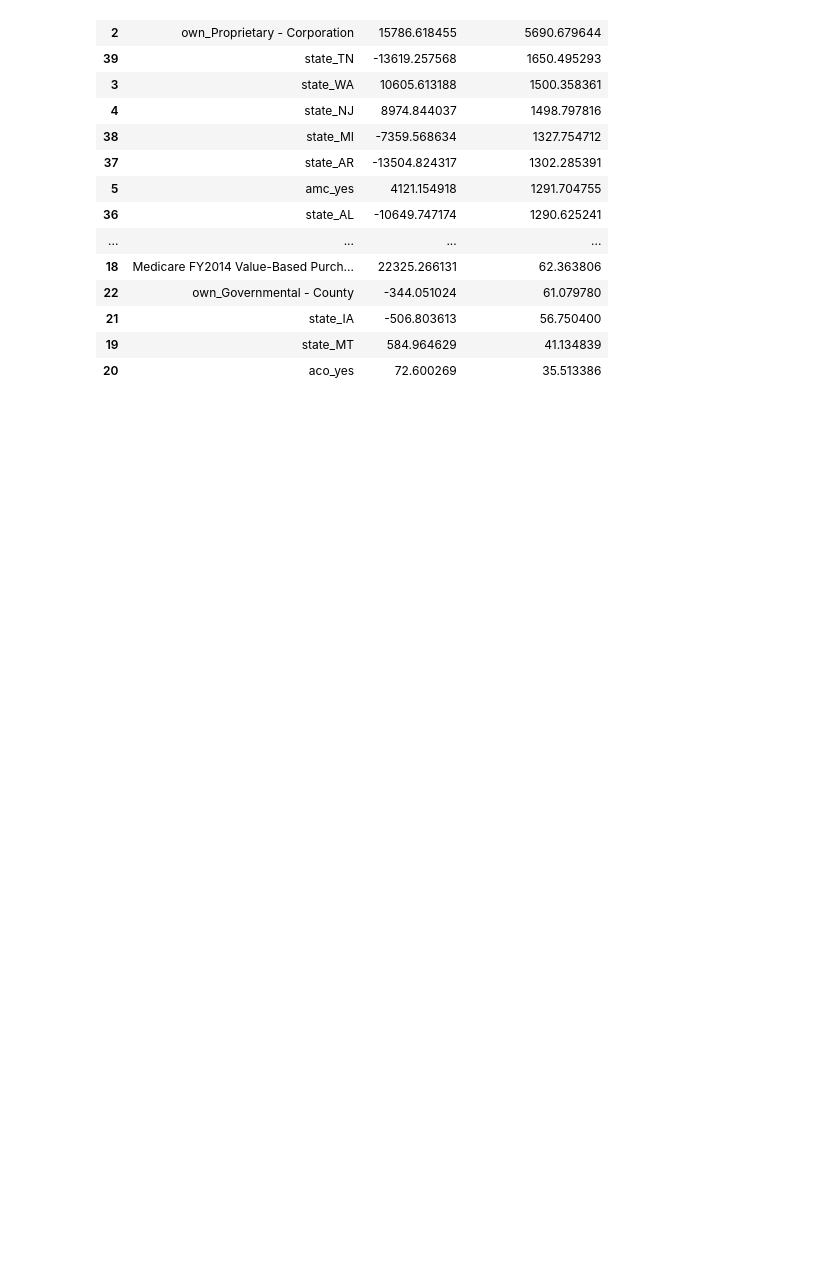
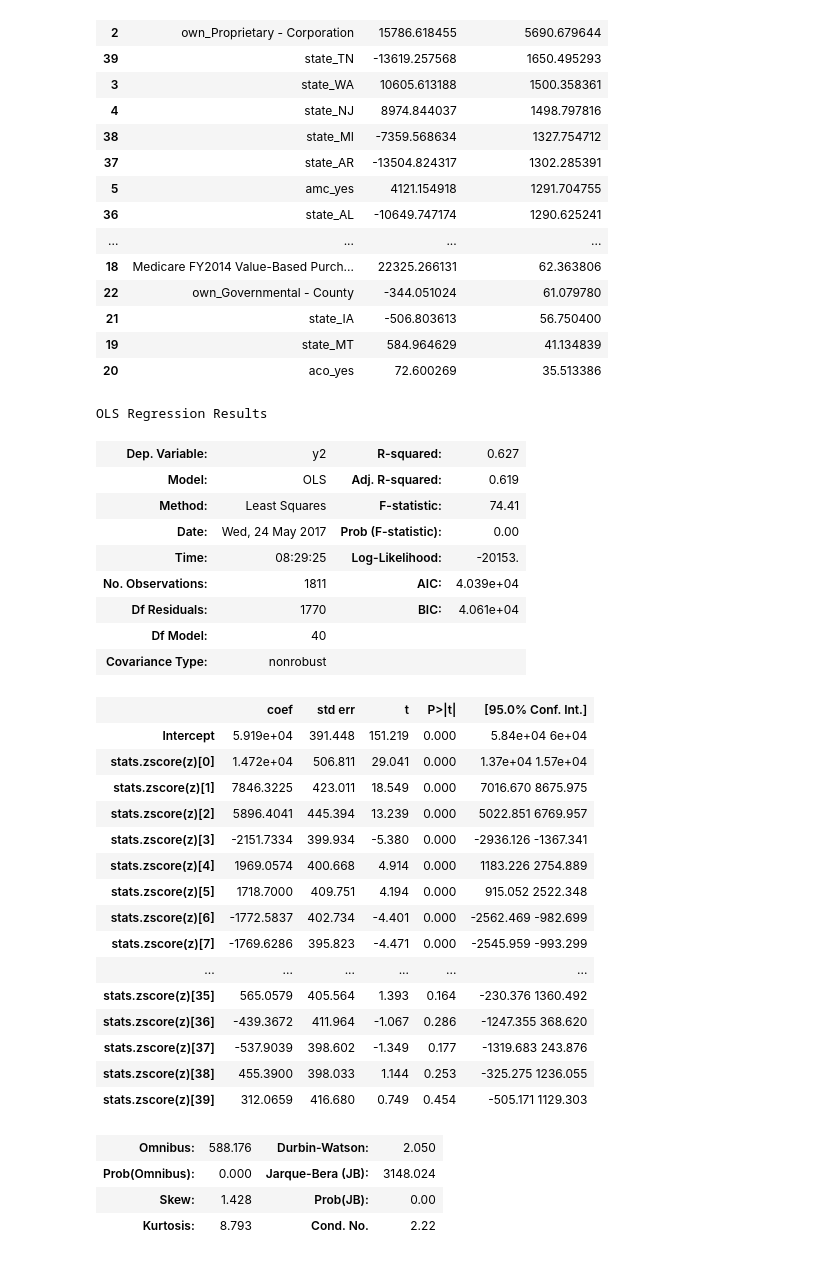
Before and after one commit to shaanp91/DAT_03_20_Shaan_Penmetsa, a Jupyter notebook: Shaan_Penmetsa_Final_Project_4.ipynb, the cells around one changed output. Saved outputs shown, nothing was run; the diff lists cells and outputs as text; code cells hidden in the pictures; blank space fills up the shorter version.

```diff
--- a/Shaan_Penmetsa_Final_Project_4.ipynb
+++ b/Shaan_Penmetsa_Final_Project_4.ipynb
@@ -1026,3 +1021,42 @@ Features2.sort('abs Scaled Coefficient', ascending=False)
 | 21 | state_IA | -506.803613 | 56.750400 |
 | 19 | state_MT | 584.964629 | 41.134839 |
 | 20 | aco_yes | 72.600269 | 35.513386 |
+# %%
+from sklearn import cross_validation
+kf = cross_validation.KFold(len(data_jr), n_folds=10, shuffle=True)
+
+z = data_jr[Features2.Feature]
+
+lm = smf.ols(formula='y2 ~ stats.zscore(z)', data=data_jr).fit()
+lm.summary()
+# %% [output]
+OLS Regression Results
+| Dep. Variable: | y2 | R-squared: | 0.627 |
+| Model: | OLS | Adj. R-squared: | 0.619 |
+| Method: | Least Squares | F-statistic: | 74.41 |
+| Date: | Wed, 24 May 2017 | Prob (F-statistic): | 0.00 |
+| Time: | 08:29:25 | Log-Likelihood: | -20153. |
+| No. Observations: | 1811 | AIC: | 4.039e+04 |
+| Df Residuals: | 1770 | BIC: | 4.061e+04 |
+| Df Model: | 40 |  |  |
+| Covariance Type: | nonrobust |  |  |
+|  | coef | std err | t | P>|t| | [95.0% Conf. Int.] |
+| Intercept | 5.919e+04 | 391.448 | 151.219 | 0.000 | 5.84e+04 6e+04 |
+| stats.zscore(z)[0] | 1.472e+04 | 506.811 | 29.041 | 0.000 | 1.37e+04 1.57e+04 |
+| stats.zscore(z)[1] | 7846.3225 | 423.011 | 18.549 | 0.000 | 7016.670 8675.975 |
+| stats.zscore(z)[2] | 5896.4041 | 445.394 | 13.239 | 0.000 | 5022.851 6769.957 |
+| stats.zscore(z)[3] | -2151.7334 | 399.934 | -5.380 | 0.000 | -2936.126 -1367.341 |
+| stats.zscore(z)[4] | 1969.0574 | 400.668 | 4.914 | 0.000 | 1183.226 2754.889 |
+| stats.zscore(z)[5] | 1718.7000 | 409.751 | 4.194 | 0.000 | 915.052 2522.348 |
+| stats.zscore(z)[6] | -1772.5837 | 402.734 | -4.401 | 0.000 | -2562.469 -982.699 |
+| stats.zscore(z)[7] | -1769.6286 | 395.823 | -4.471 | 0.000 | -2545.959 -993.299 |
+| ... | ... | ... | ... | ... | ... |
+| stats.zscore(z)[35] | 565.0579 | 405.564 | 1.393 | 0.164 | -230.376 1360.492 |
+| stats.zscore(z)[36] | -439.3672 | 411.964 | -1.067 | 0.286 | -1247.355 368.620 |
+| stats.zscore(z)[37] | -537.9039 | 398.602 | -1.349 | 0.177 | -1319.683 243.876 |
+| stats.zscore(z)[38] | 455.3900 | 398.033 | 1.144 | 0.253 | -325.275 1236.055 |
+| stats.zscore(z)[39] | 312.0659 | 416.680 | 0.749 | 0.454 | -505.171 1129.303 |
+| Omnibus: | 588.176 | Durbin-Watson: | 2.050 |
+| Prob(Omnibus): | 0.000 | Jarque-Bera (JB): | 3148.024 |
+| Skew: | 1.428 | Prob(JB): | 0.00 |
+| Kurtosis: | 8.793 | Cond. No. | 2.22 |
```
Also changed, not shown: parts of 11 cells of this notebook, 1 other file.
